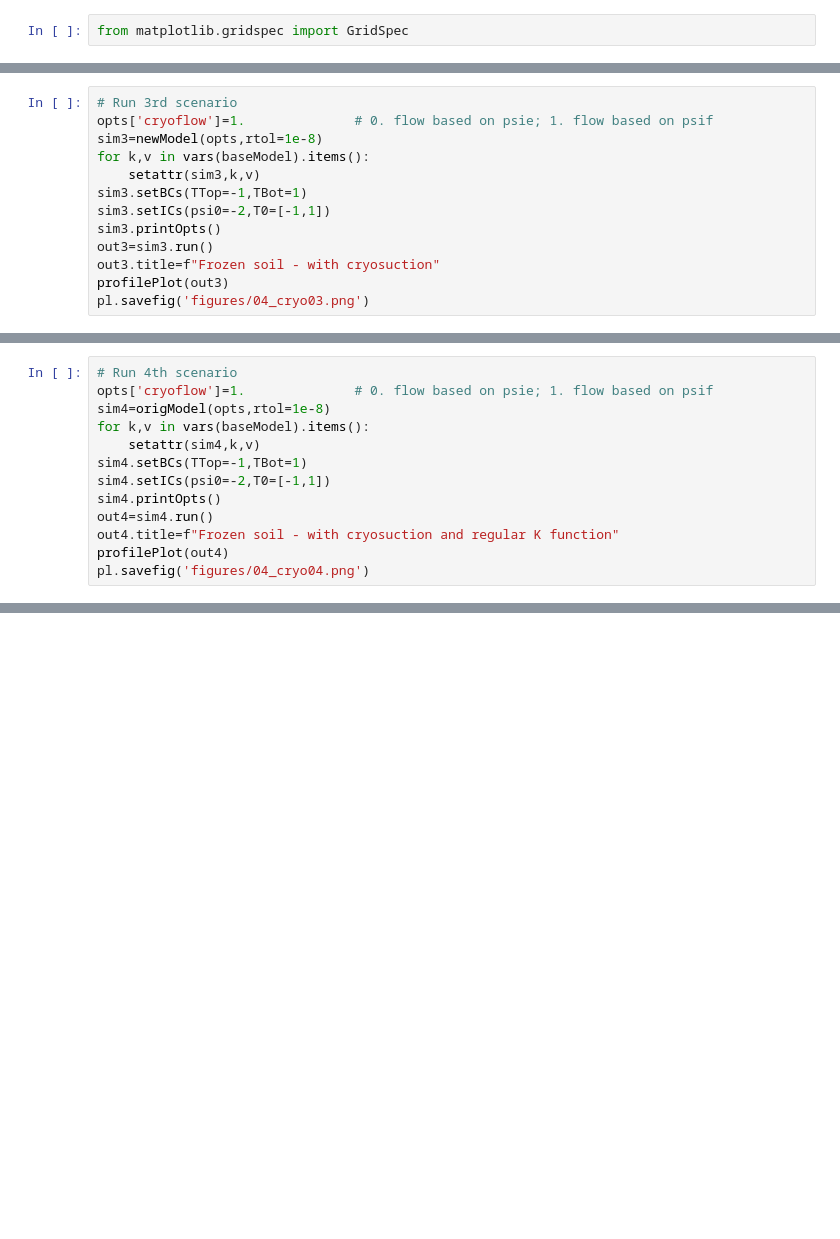
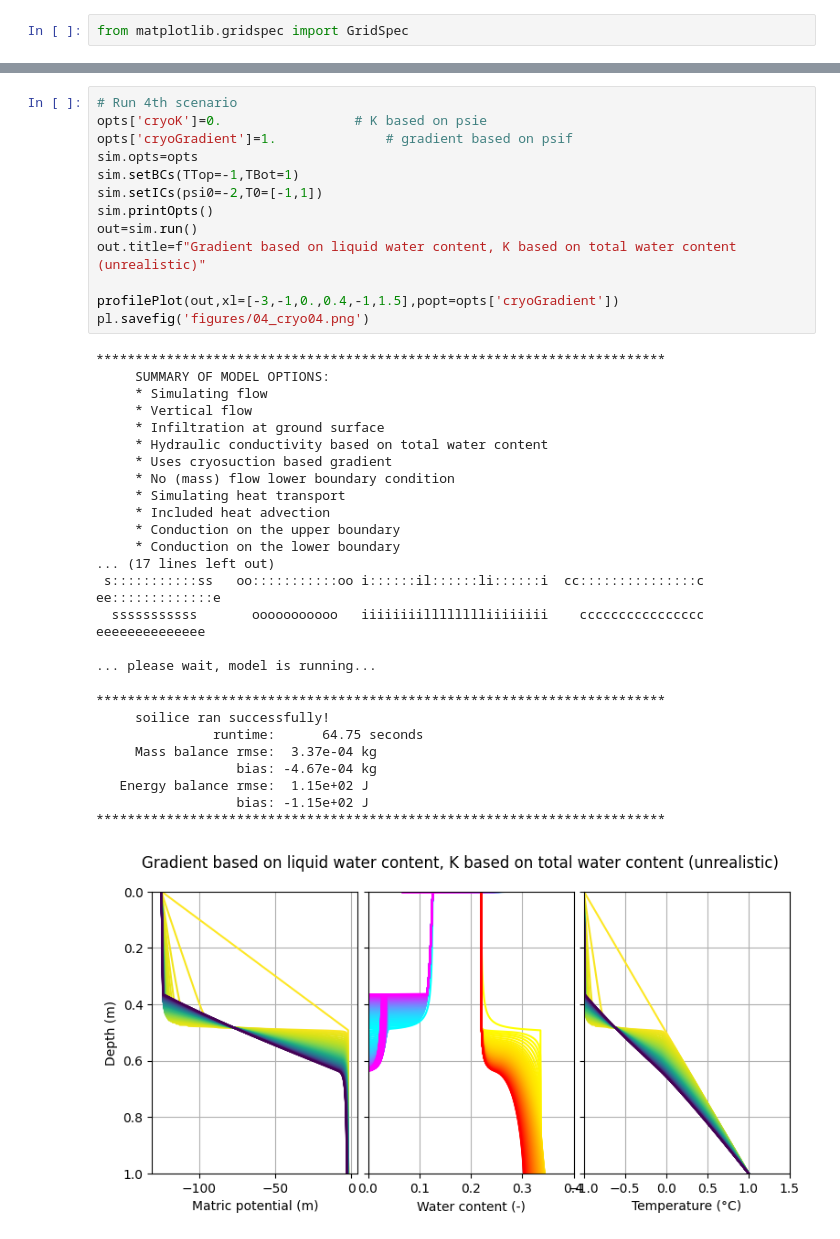
Before and after one commit to amireson/soilice, a Jupyter notebook: notebooks/04_Cryosuction.ipynb, the cells around one changed output, grey strips where cells are left out. Drawn from its saved outputs; the diff is of its cells as text; blank space fills up the shorter version.

```diff
--- a/notebooks/04_Cryosuction.ipynb
+++ b/notebooks/04_Cryosuction.ipynb
@@ -171,13 +229,0 @@ pl.savefig('figures/04_cryo02.png')
-# %%
-# Run 3rd scenario
-opts['cryoflow']=1.              # 0. flow based on psie; 1. flow based on psif
-sim3=newModel(opts,rtol=1e-8)
-for k,v in vars(baseModel).items():
-    setattr(sim3,k,v)
-sim3.setBCs(TTop=-1,TBot=1)
-sim3.setICs(psi0=-2,T0=[-1,1])
-sim3.printOpts()
-out3=sim3.run()
-out3.title=f"Frozen soil - with cryosuction"
-profilePlot(out3)
-pl.savefig('figures/04_cryo03.png')
@@ -203,13 +229,0 @@ pl.savefig('figures/04_cryo03.png')
-# %%
-# Run 4th scenario
-opts['cryoflow']=1.              # 0. flow based on psie; 1. flow based on psif
-sim4=origModel(opts,rtol=1e-8)
-for k,v in vars(baseModel).items():
-    setattr(sim4,k,v)
-sim4.setBCs(TTop=-1,TBot=1)
-sim4.setICs(psi0=-2,T0=[-1,1])
-sim4.printOpts()
-out4=sim4.run()
-out4.title=f"Frozen soil - with cryosuction and regular K function"
-profilePlot(out4)
-pl.savefig('figures/04_cryo04.png')
@@ -237,0 +230,40 @@ pl.savefig('figures/04_cryo04.png')
+# %%
+# Run 4th scenario
+opts['cryoK']=0.                 # K based on psie
+opts['cryoGradient']=1.              # gradient based on psif
+sim.opts=opts
+sim.setBCs(TTop=-1,TBot=1)
+sim.setICs(psi0=-2,T0=[-1,1])
+sim.printOpts()
+out=sim.run()
+out.title=f"Gradient based on liquid water content, K based on total water content (unrealistic)"
+
+profilePlot(out,xl=[-3,-1,0.,0.4,-1,1.5],popt=opts['cryoGradient'])
+pl.savefig('figures/04_cryo04.png')
+# %% [output]
+*************************************************************************
+     SUMMARY OF MODEL OPTIONS:
+     * Simulating flow
+     * Vertical flow
+     * Infiltration at ground surface
+     * Hydraulic conductivity based on total water content
+     * Uses cryosuction based gradient
+     * No (mass) flow lower boundary condition
+     * Simulating heat transport
+     * Included heat advection
+     * Conduction on the upper boundary
+     * Conduction on the lower boundary
+... (17 lines left out)
+ s:::::::::::ss   oo:::::::::::oo i::::::il::::::li::::::i  cc:::::::::::::::c  ee:::::::::::::e
+  sssssssssss       ooooooooooo   iiiiiiiilllllllliiiiiiii    cccccccccccccccc    eeeeeeeeeeeeee
+
+... please wait, model is running...
+*************************************************************************
+     soilice ran successfully!
+               runtime:      64.75 seconds
+     Mass balance rmse:  3.37e-04 kg
+                  bias: -4.67e-04 kg
+   Energy balance rmse:  1.15e+02 J
+                  bias: -1.15e+02 J
+*************************************************************************
+[figure, added]
```
Also changed, not shown: parts of 13 cells of this notebook, 38 other files.
